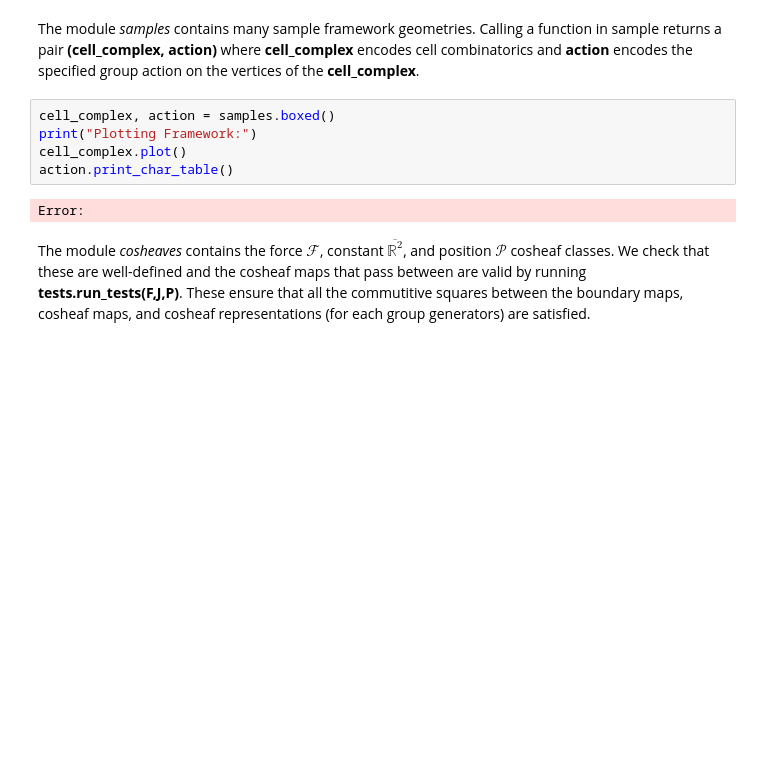
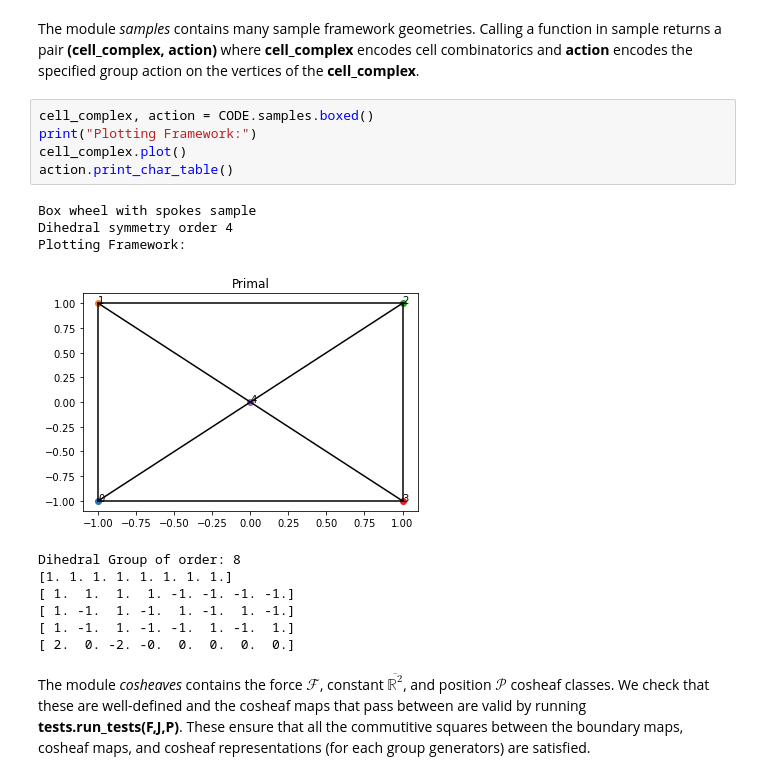
Before and after one commit to zcooperband/EquivariantGraphicStatics, a Jupyter notebook: README.ipynb, the cells around one changed output. Cells and saved outputs as stored; diff of their text form; blank space fills up the shorter version.

```diff
--- a/README.ipynb
+++ b/README.ipynb
@@ -10,12 +8,21 @@ ModuleNotFoundError: No module named 'cell_complex'
 # %% [markdown]
 The module *samples* contains many sample framework geometries. Calling a function in sample returns a pair **(cell_complex, action)** where **cell_complex** encodes cell combinatorics and **action** encodes the specified group action on the vertices of the **cell_complex**.
 # %%
-cell_complex, action = samples.boxed()
+cell_complex, action = CODE.samples.boxed()
 print("Plotting Framework:")
 cell_complex.plot()
 action.print_char_table()
 # %% [output]
-Error:
+Box wheel with spokes sample
+Dihedral symmetry order 4
+Plotting Framework:
+[figure, added]
+Dihedral Group of order: 8
+[1. 1. 1. 1. 1. 1. 1. 1.]
+[ 1.  1.  1.  1. -1. -1. -1. -1.]
+[ 1. -1.  1. -1.  1. -1.  1. -1.]
+[ 1. -1.  1. -1. -1.  1. -1.  1.]
+[ 2.  0. -2. -0.  0.  0.  0.  0.]
 # %% [markdown]
 The module *cosheaves* contains the force $\mathcal{F}$, constant $\overline{\mathbb{R}^2}$, and position $\mathcal{P}$ cosheaf classes. We check  that these are well-defined and the cosheaf maps that pass between are valid by running **tests.run_tests(F,J,P)**. These ensure that all the commutitive squares between the boundary maps, cosheaf maps, and cosheaf representations (for each group generators) are satisfied.
 # %%
```
Also changed, not shown: parts of 5 cells of this notebook, 10 other files.
